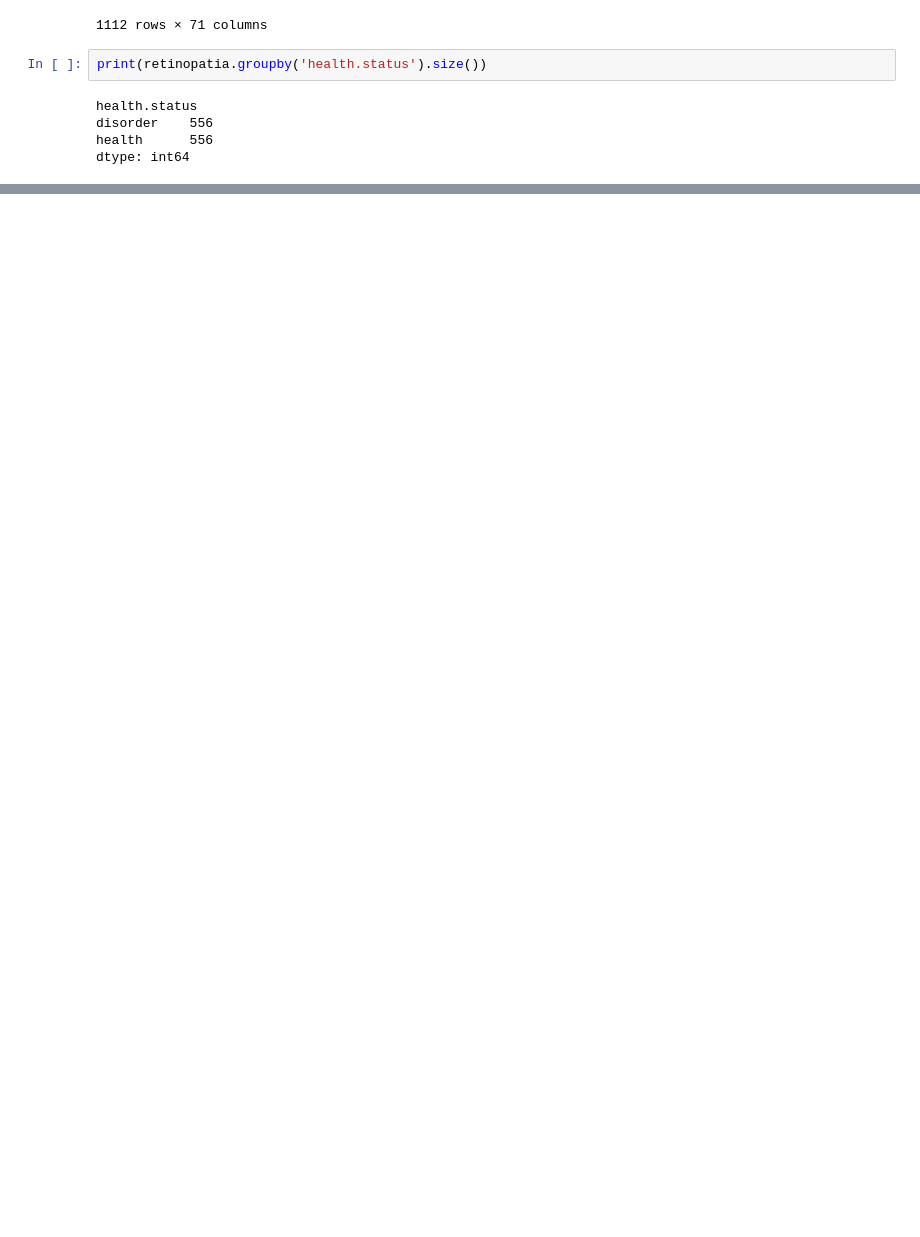
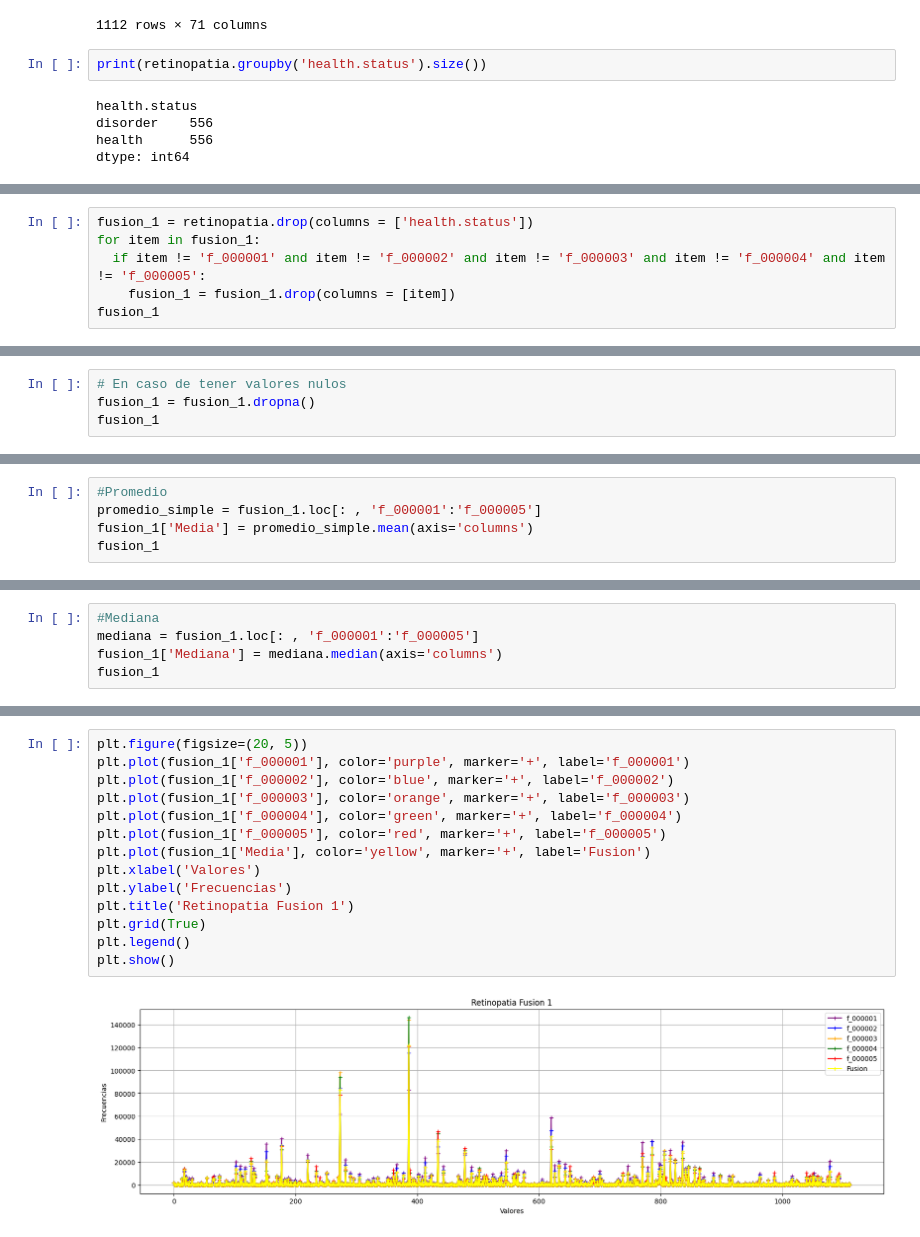
Before and after one commit to alanmgg/Data-Mining, a Jupyter notebook: Prácticas/MD_Practica8_FusionDatos.ipynb, the cells around one changed output, grey strips where cells are left out. Saved outputs shown, nothing was run; the diff lists cells and outputs as text; blank space fills up the shorter version.

```diff
--- a/Prácticas/MD_Practica8_FusionDatos.ipynb
+++ b/Prácticas/MD_Practica8_FusionDatos.ipynb
@@ -78,0 +98,6 @@ dtype: int64
+# %%
+fusion_1 = retinopatia.drop(columns = ['health.status'])
+for item in fusion_1:
+  if item != 'f_000001' and item != 'f_000002' and item != 'f_000003' and item != 'f_000004' and item != 'f_000005':
+    fusion_1 = fusion_1.drop(columns = [item])
+fusion_1
@@ -78,0 +118,4 @@ dtype: int64
+# %%
+# En caso de tener valores nulos
+fusion_1 = fusion_1.dropna()
+fusion_1
@@ -78,0 +136,5 @@ dtype: int64
+# %%
+#Promedio
+promedio_simple = fusion_1.loc[: , 'f_000001':'f_000005']
+fusion_1['Media'] = promedio_simple.mean(axis='columns')
+fusion_1
@@ -78,0 +155,5 @@ dtype: int64
+# %%
+#Mediana
+mediana = fusion_1.loc[: , 'f_000001':'f_000005']
+fusion_1['Mediana'] = mediana.median(axis='columns')
+fusion_1
@@ -78,0 +174,16 @@ dtype: int64
+# %%
+plt.figure(figsize=(20, 5))
+plt.plot(fusion_1['f_000001'], color='purple', marker='+', label='f_000001')
+plt.plot(fusion_1['f_000002'], color='blue', marker='+', label='f_000002')
+plt.plot(fusion_1['f_000003'], color='orange', marker='+', label='f_000003')
+plt.plot(fusion_1['f_000004'], color='green', marker='+', label='f_000004')
+plt.plot(fusion_1['f_000005'], color='red', marker='+', label='f_000005')
+plt.plot(fusion_1['Media'], color='yellow', marker='+', label='Fusion')
+plt.xlabel('Valores')
+plt.ylabel('Frecuencias')
+plt.title('Retinopatia Fusion 1')
+plt.grid(True)
+plt.legend()
+plt.show()
+# %% [output]
+[figure, added]
```
Also changed, not shown: parts of 95 cells of this notebook.
